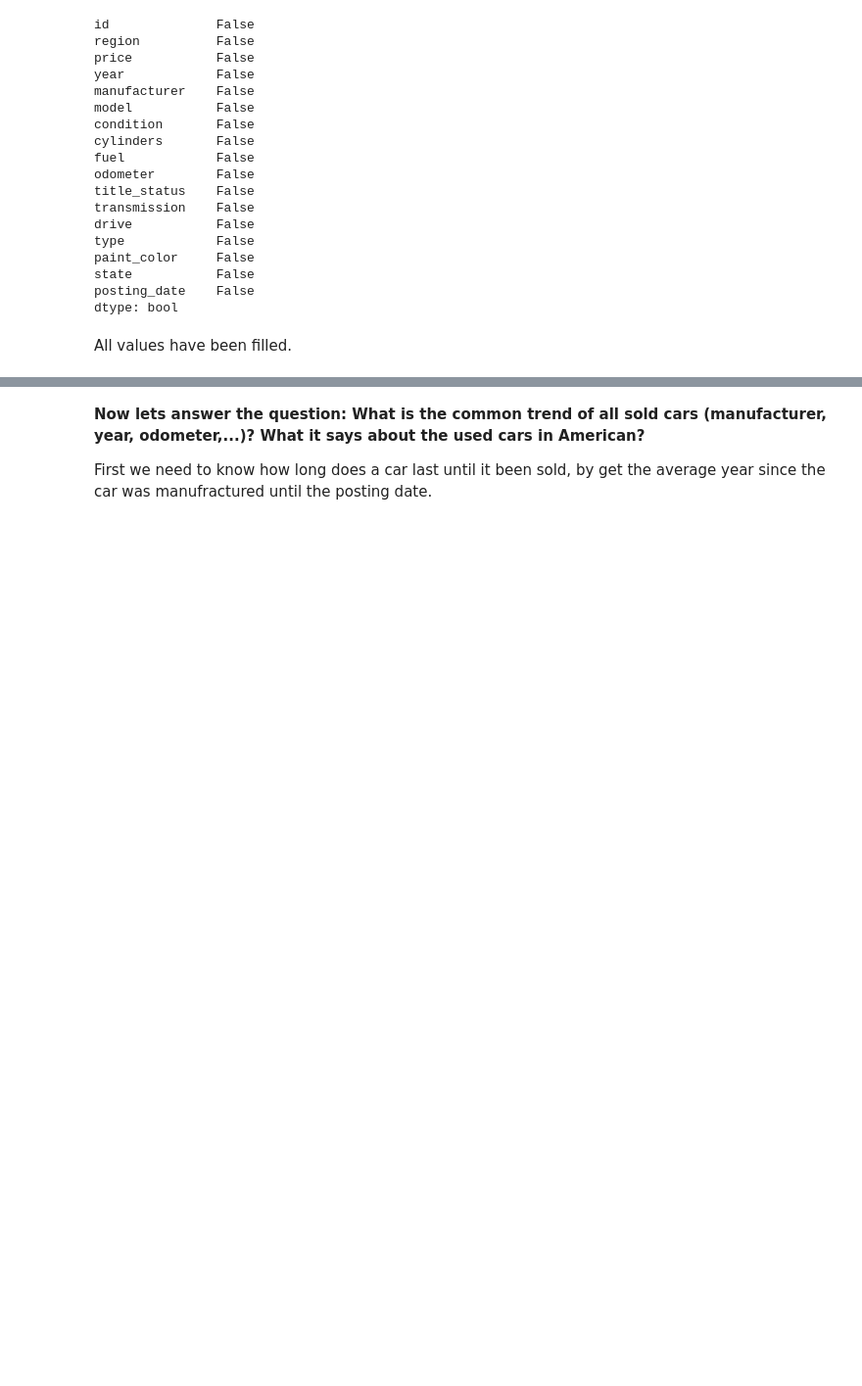
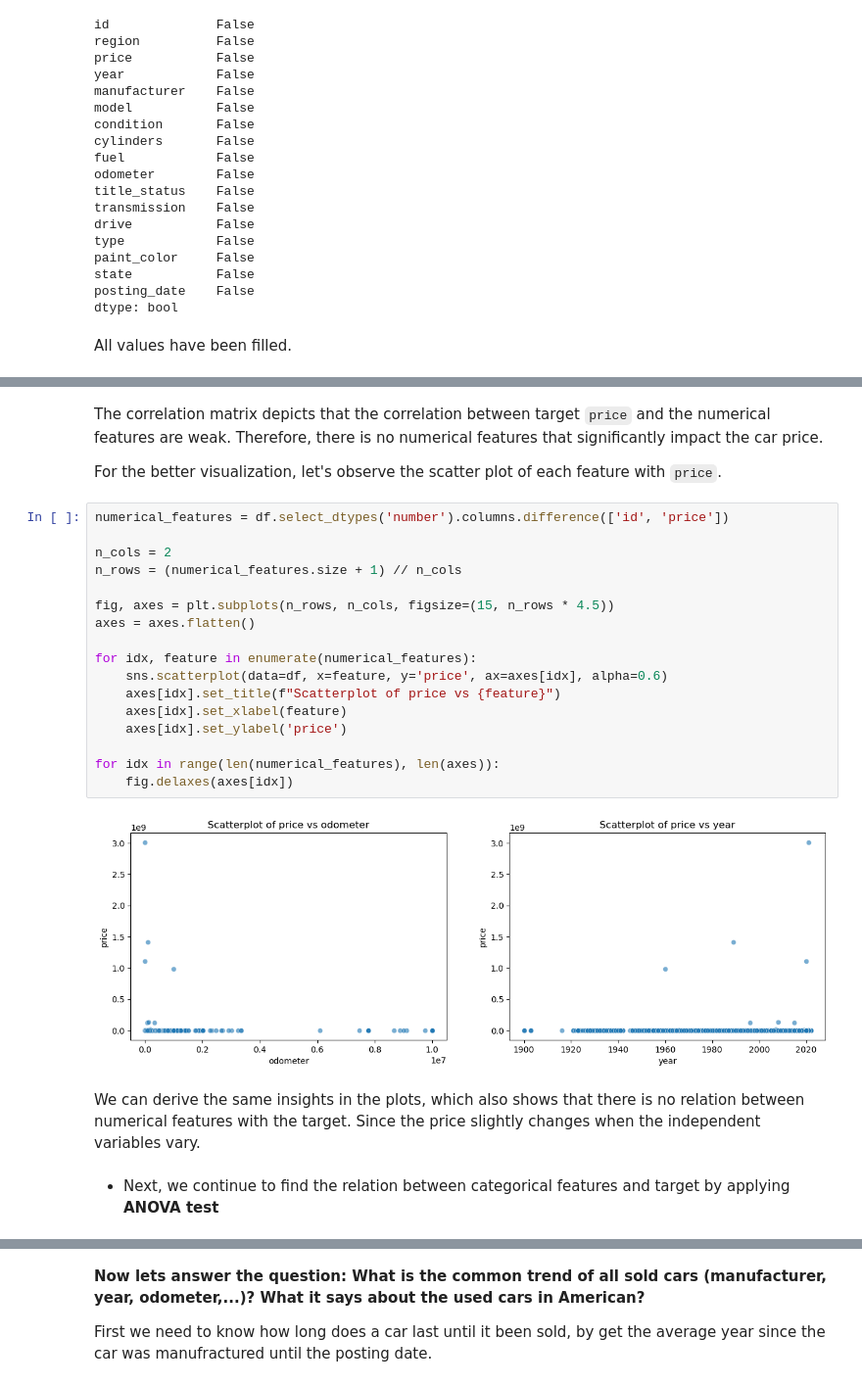
Before and after one commit to Chien-VuMinh/Used-Cars, a Jupyter notebook: Used Cars.ipynb, the cells around one changed output, grey strips where cells are left out. Shown at 98% size. Saved outputs shown, nothing was run; the diff lists cells and outputs as text; blank space fills up the shorter version.

```diff
--- a/Used Cars.ipynb
+++ b/Used Cars.ipynb
@@ -560,0 +577,27 @@ All values have been filled.
+# %% [markdown]
+The correlation matrix depicts that the correlation between target `price` and the numerical features are weak. Therefore, there is no numerical features that significantly impact the car price.
+
+For the better visualization, let's observe the scatter plot of each feature with `price`.
+# %%
+numerical_features = df.select_dtypes('number').columns.difference(['id', 'price'])
+
+n_cols = 2
+n_rows = (numerical_features.size + 1) // n_cols
+
+fig, axes = plt.subplots(n_rows, n_cols, figsize=(15, n_rows * 4.5))
+axes = axes.flatten()
+
+for idx, feature in enumerate(numerical_features):
+    sns.scatterplot(data=df, x=feature, y='price', ax=axes[idx], alpha=0.6)
+    axes[idx].set_title(f"Scatterplot of price vs {feature}")
+    axes[idx].set_xlabel(feature)
+    axes[idx].set_ylabel('price')
+
+for idx in range(len(numerical_features), len(axes)):
+    fig.delaxes(axes[idx])
+# %% [output]
+[figure, added]
+# %% [markdown]
+We can derive the same insights in the plots, which also shows that there is no relation between numerical features with the target. Since the price slightly changes when the independent variables vary.
+# %% [markdown]
+- Next, we continue to find the relation between categorical features and target by applying **ANOVA test**
```
Also changed, not shown: parts of 28 cells of this notebook.
